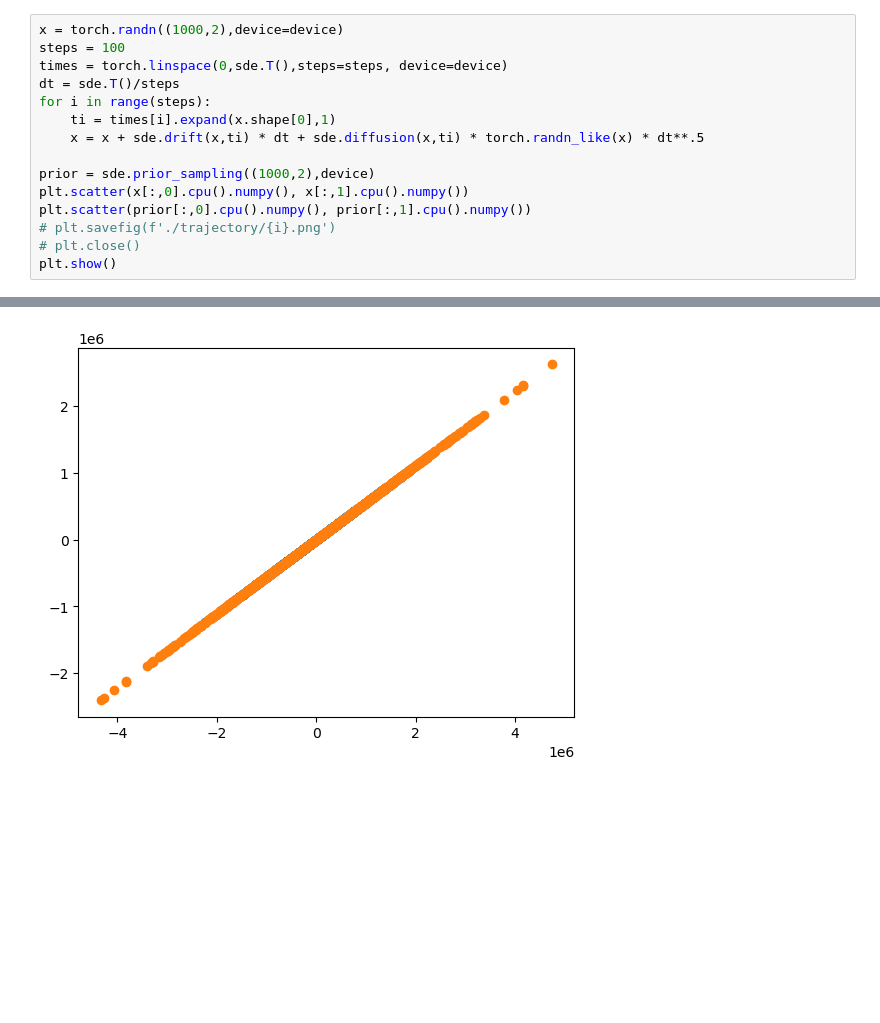
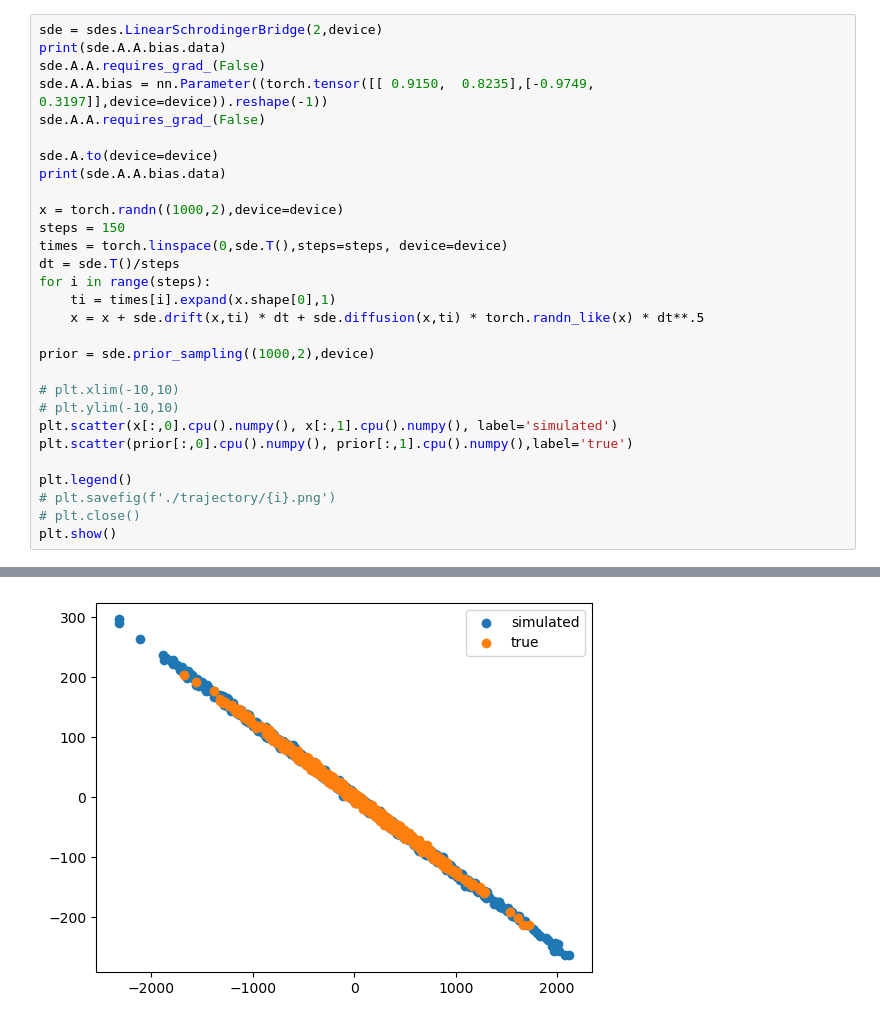
Before and after one commit to KevinRojas1499/variational-sb, a Jupyter notebook: experiment.ipynb, the cells around one changed output, grey strips where cells are left out. Drawn from its saved outputs; the diff is of its cells as text; blank space fills up the shorter version.

```diff
--- a/experiment.ipynb
+++ b/experiment.ipynb
@@ -136,6 +122,15 @@ tensor([[[    0.347,     0.023],
 # %%
+sde = sdes.LinearSchrodingerBridge(2,device)
+print(sde.A.A.bias.data)
+sde.A.A.requires_grad_(False)
+sde.A.A.bias = nn.Parameter((torch.tensor([[ 0.9150,  0.8235],[-0.9749,  0.3197]],device=device)).reshape(-1))
+sde.A.A.requires_grad_(False)
+
+sde.A.to(device=device)
+print(sde.A.A.bias.data)
+
 x = torch.randn((1000,2),device=device)
-steps = 100
+steps = 150
 times = torch.linspace(0,sde.T(),steps=steps, device=device)
 dt = sde.T()/steps
 for i in range(steps):
@@ -143,8 +138,13 @@ for i in range(steps):
     x = x + sde.drift(x,ti) * dt + sde.diffusion(x,ti) * torch.randn_like(x) * dt**.5
 
 prior = sde.prior_sampling((1000,2),device)
-plt.scatter(x[:,0].cpu().numpy(), x[:,1].cpu().numpy())
-plt.scatter(prior[:,0].cpu().numpy(), prior[:,1].cpu().numpy())
+
+# plt.xlim(-10,10)
+# plt.ylim(-10,10)
+plt.scatter(x[:,0].cpu().numpy(), x[:,1].cpu().numpy(), label='simulated')
+plt.scatter(prior[:,0].cpu().numpy(), prior[:,1].cpu().numpy(),label='true')
+
+plt.legend()
 # plt.savefig(f'./trajectory/{i}.png')
 # plt.close()
 plt.show()
@@ -152 +169 @@ plt.show()
-[figure, old version]
+[figure, new version]
```
Also changed, not shown: parts of 6 cells of this notebook, 4 other files.
